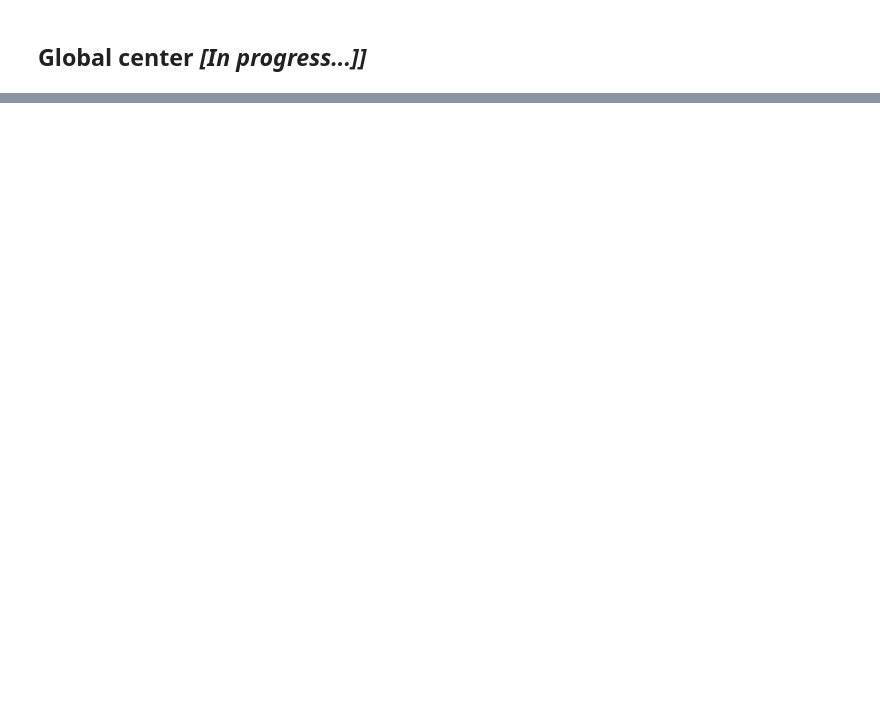
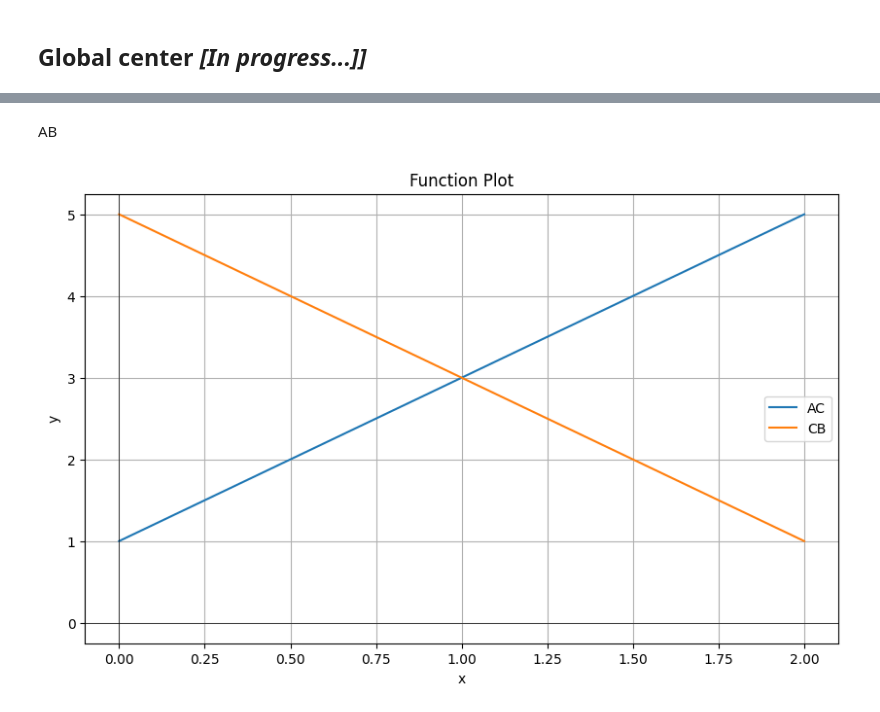
Before and after one commit to Bancie/thuhoach.nckh, a Jupyter notebook: ipynb/location/Single Center Problem in Location Optimization: Model and Implementation with Python.ipynb, the cells around one changed output, grey strips where cells are left out. Saved outputs shown, nothing was run; the diff lists cells and outputs as text; code cells hidden in the pictures; blank space fills up the shorter version.

```diff
--- a/ipynb/location/Single Center Problem in Location Optimization: Model and Implementation with Python.ipynb
+++ b/ipynb/location/Single Center Problem in Location Optimization: Model and Implementation with Python.ipynb
@@ -295,0 +309,11 @@ rs.GlobalSearch()
+# %% [markdown]
+AB
+# %%
+CB = FunctionPlotter(0, 2, 100)
+def CB(x): return 1 + 2*x
+CB.add_function(CB, "AC")
+def BC(x): return 3 + (1-x)*2
+CB.add_function(BC, "CB")
+CB.plot()
+# %% [output]
+[figure, added]
```
Also changed, not shown: parts of 30 cells of this notebook.
